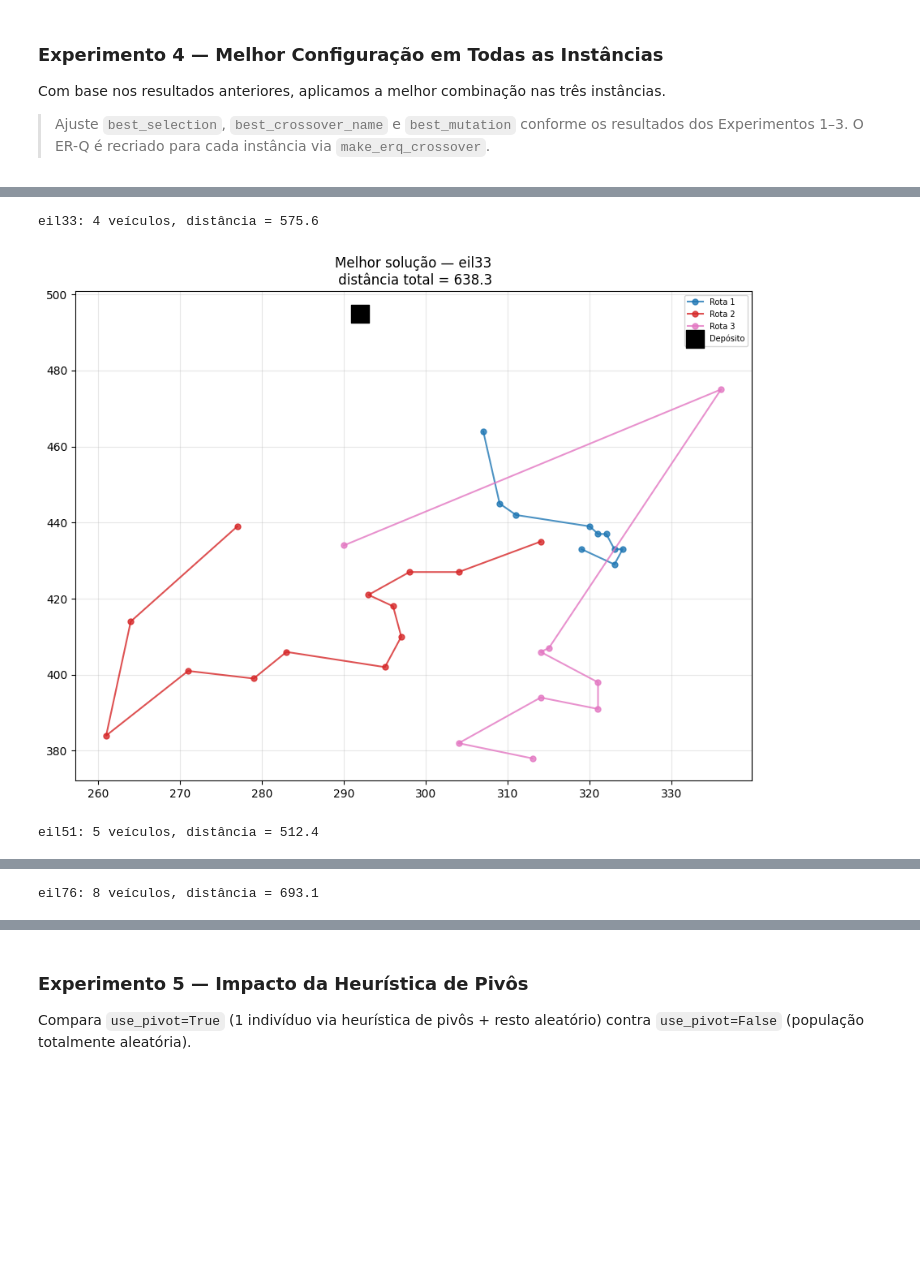
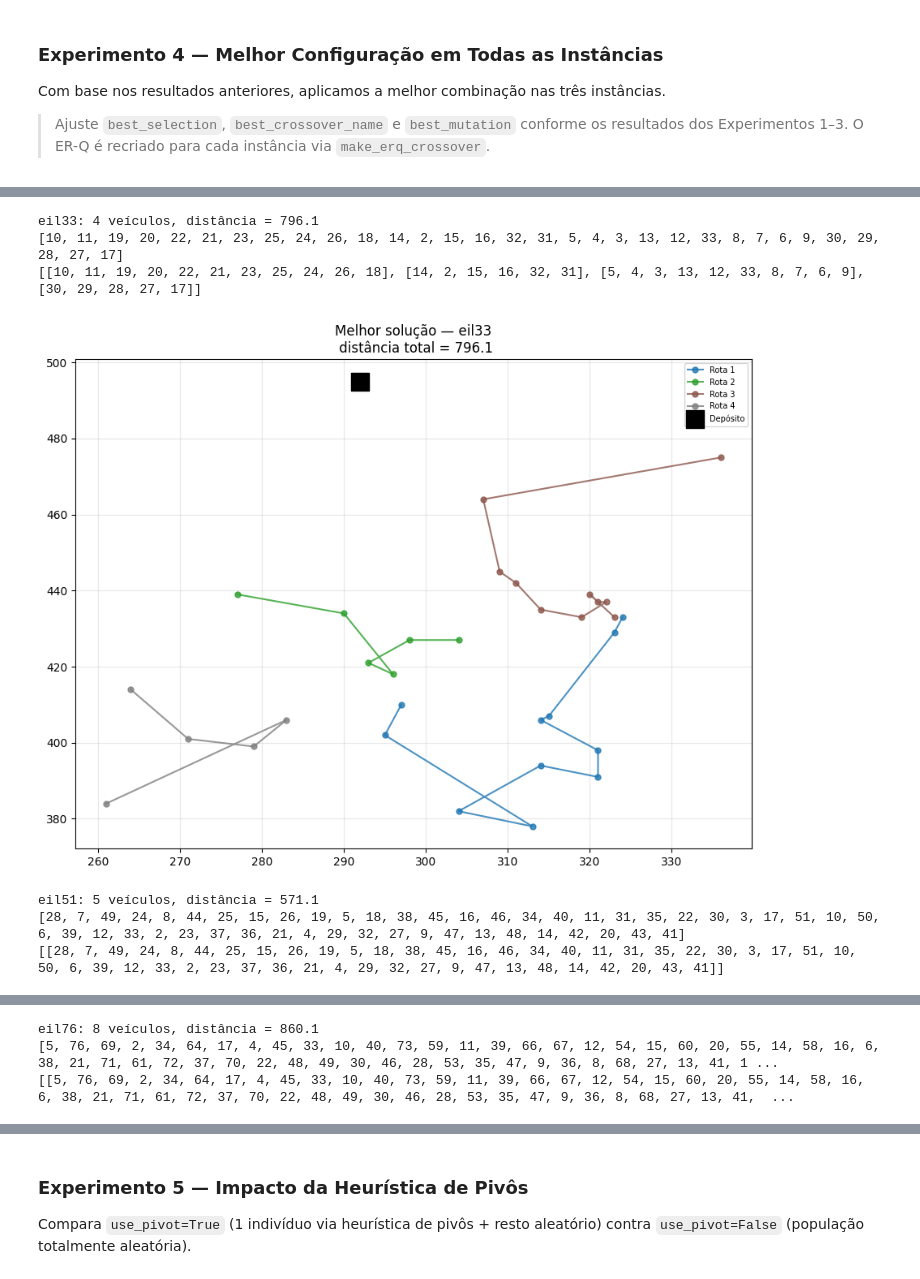
Before and after one commit to Erik-Morbach/CVRP-try, a Jupyter notebook: relatorio_final.ipynb, the cells around one changed output, grey strips where cells are left out. Saved outputs shown, nothing was run; the diff lists cells and outputs as text; code cells hidden in the pictures; blank space fills up the shorter version.

```diff
--- a/relatorio_final.ipynb
+++ b/relatorio_final.ipynb
@@ -136,7 +141,7 @@ class GreedyEvaluateCVRP:
         self.value = 0
 
     def __call__(self, solution):
-        self.value = self.greedy(solution)
+        self.value = self.greedy(solution[:])
         return self.value
 
     def rawDist(self, a, b):
@@ -162,8 +167,9 @@ class GreedyEvaluateCVRP:
             currentTruck += self.nodeCap[solution[idx]]
             sobraAtual = TRUCK_CAP - currentTruck
             if currentTruck > TRUCK_CAP:
-                currentTruck -= TRUCK_CAP
-                ans += 2*self.rawDist(self.storage, self.nodes[solution[idx]])
+                while currentTruck > TRUCK_CAP:
+                    currentTruck -= TRUCK_CAP
+                    ans += 2*self.rawDist(self.storage, self.nodes[solution[idx]])
                 continue
             elif sobraAtual <= sobra and sobraAtual <= self.perc*TRUCK_CAP:
                 ans += self.rawDist(self.storage, self.nodes[solution[idx]])
@@ -173,12 +179,12 @@ class GreedyEvaluateCVRP:
         return ans
 
 
-def plot_solution(perm, nodes, node_cap, perc, depot, title="Solução"):
+def plot_solution(perm, nodes, node_cap, depot, title="Solução"):
     """Plota as rotas de uma solução."""
-
-    evaluator = GreedyEvaluateCVRP(nodes[depot], node_cap, nodes, perc)
-    evaluator(perm)
+    evaluator = GreedyEvaluateCVRP(nodes[depot], node_cap, nodes)
+    total_dist = evaluator(perm)
     routes = evaluator.routes
+    print(routes)
     colors = [cm.tab10(i / max(len(routes), 1)) for i in range(len(routes))]
     fig, ax = plt.subplots(figsize=(9, 7))
     for i, route in enumerate(routes):
@@ -186,7 +192,6 @@ def plot_solution(perm, nodes, node_cap, perc, depot, title="Solução"):
         ax.plot(xs, ys, '-o', color=colors[i], alpha=0.8,
                 linewidth=1.5, markersize=5, label=f'Rota {i+1}')
     ax.scatter(*nodes[depot], s=250, color='black', zorder=6, marker='s', label='Depósito')
-    total_dist = evaluator.value
     ax.set_title(f"{title}\n distância total = {total_dist:.1f}")
     ax.legend(loc='upper right', fontsize=7); ax.grid(True, alpha=0.3)
     plt.tight_layout(); plt.show()
@@ -460,7 +465,8 @@ def run_ga(nodes, node_cap, cap, depot,
     global MAX_TRUCKS, TRUCK_CAP
     MAX_TRUCKS = (cap-1 + sum(node_cap.values()))//cap
     TRUCK_CAP = cap
-    fitnesses = [GreedyEvaluateCVRP(nodes[depot], node_cap, nodes, p_evaluate)(ind) for ind in population]
+
+    fitnesses = [GreedyEvaluateCVRP(nodes[depot], node_cap, nodes)(ind) for ind in population]
 
     best_dist_history = []
     avg_dist_history  = []
@@ -479,7 +485,7 @@ def run_ga(nodes, node_cap, cap, depot,
             new_pop.append(child)
 
         population = new_pop
-        fitnesses = [GreedyEvaluateCVRP(nodes[depot], node_cap, nodes, p_evaluate)(ind) for ind in population]
+        fitnesses = [GreedyEvaluateCVRP(nodes[depot], node_cap, nodes)(ind) for ind in population]
 
         best_fit = min(fitnesses)
         best_dist_history.append(best_fit)
@@ -656,19 +662,24 @@ for inst_name in ['eil33', 'eil51', 'eil76']:
 # %%
 for inst_name in ['eil33', 'eil51', 'eil76']:
     inst = instances[inst_name]
     erq_fn = make_erq_crossover(inst['nodes'], inst['node_cap'], inst['cap'])
     cross_map = {"OX": ox_crossover, "PMX": pmx_crossover, "ER-Q": erq_fn}
     best_res = run_ga(inst['nodes'], inst['node_cap'], inst['cap'], inst['depot'],
                       pop_size=80, n_gen=300, p_cross=0.85, p_mut=0.15,
                       selection_fn=best_selection,
                       crossover_fn=cross_map[best_crossover_name],
                       mutation_fn=best_mutation, seed=0, use_pivot=True)
     fit = best_res['best_fitness']
     global MAX_TRUCKS
     print(f"{inst_name}: {MAX_TRUCKS} veículos, distância = {fit:.1f}")
+    print(best_res['best_individual'])
     plot_solution(best_res['best_individual'], inst['nodes'], inst['node_cap'],
-                  inst['cap'], inst['depot'], title=f"Melhor solução — {inst_name}")
+                  inst['depot'], title=f"Melhor solução — {inst_name}")
 # %% [output]
-eil33: 4 veículos, distância = 575.6
+eil33: 4 veículos, distância = 796.1
+[10, 11, 19, 20, 22, 21, 23, 25, 24, 26, 18, 14, 2, 15, 16, 32, 31, 5, 4, 3, 13, 12, 33, 8, 7, 6, 9, 30, 29, 28, 27, 17]
+[[10, 11, 19, 20, 22, 21, 23, 25, 24, 26, 18], [14, 2, 15, 16, 32, 31], [5, 4, 3, 13, 12, 33, 8, 7, 6, 9], [30, 29, 28, 27, 17]]
-[figure, old version]
+[figure, new version]
-eil51: 5 veículos, distância = 512.4
+eil51: 5 veículos, distância = 571.1
+[28, 7, 49, 24, 8, 44, 25, 15, 26, 19, 5, 18, 38, 45, 16, 46, 34, 40, 11, 31, 35, 22, 30, 3, 17, 51, 10, 50, 6, 39, 12, 33, 2, 23, 37, 36, 21, 4, 29, 32, 27, 9, 47, 13, 48, 14, 42, 20, 43, 41]
+[[28, 7, 49, 24, 8, 44, 25, 15, 26, 19, 5, 18, 38, 45, 16, 46, 34, 40, 11, 31, 35, 22, 30, 3, 17, 51, 10, 50, 6, 39, 12, 33, 2, 23, 37, 36, 21, 4, 29, 32, 27, 9, 47, 13, 48, 14, 42, 20, 43, 41]]
@@ -676 +687,3 @@ eil51: 5 veículos, distância = 512.4
-eil76: 8 veículos, distância = 693.1
+eil76: 8 veículos, distância = 860.1
+[5, 76, 69, 2, 34, 64, 17, 4, 45, 33, 10, 40, 73, 59, 11, 39, 66, 67, 12, 54, 15, 60, 20, 55, 14, 58, 16, 6, 38, 21, 71, 61, 72, 37, 70, 22, 48, 49, 30, 46, 28, 53, 35, 47, 9, 36, 8, 68, 27, 13, 41, 1 ...
+[[5, 76, 69, 2, 34, 64, 17, 4, 45, 33, 10, 40, 73, 59, 11, 39, 66, 67, 12, 54, 15, 60, 20, 55, 14, 58, 16, 6, 38, 21, 71, 61, 72, 37, 70, 22, 48, 49, 30, 46, 28, 53, 35, 47, 9, 36, 8, 68, 27, 13, 41,  ...
```
Also changed, not shown: parts of 6 cells of this notebook.
